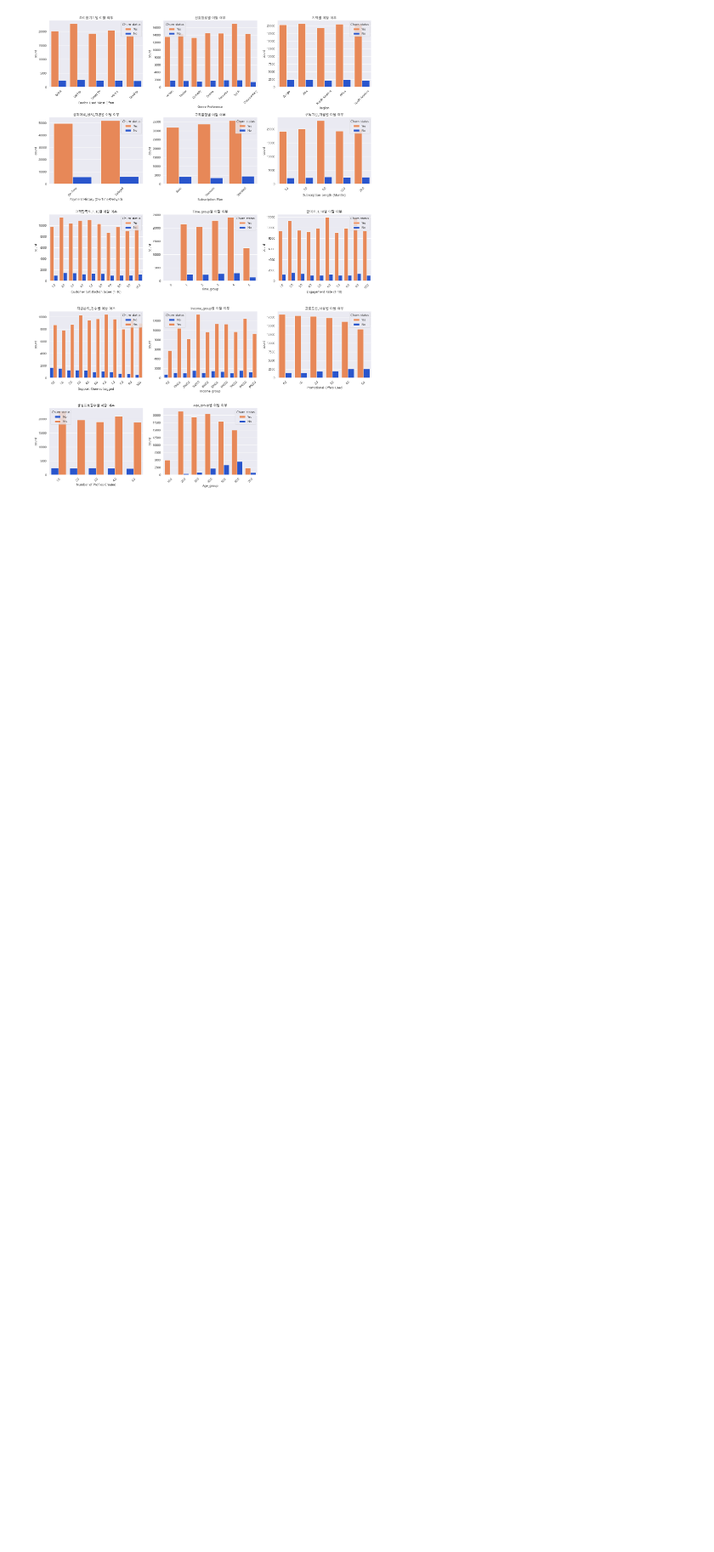
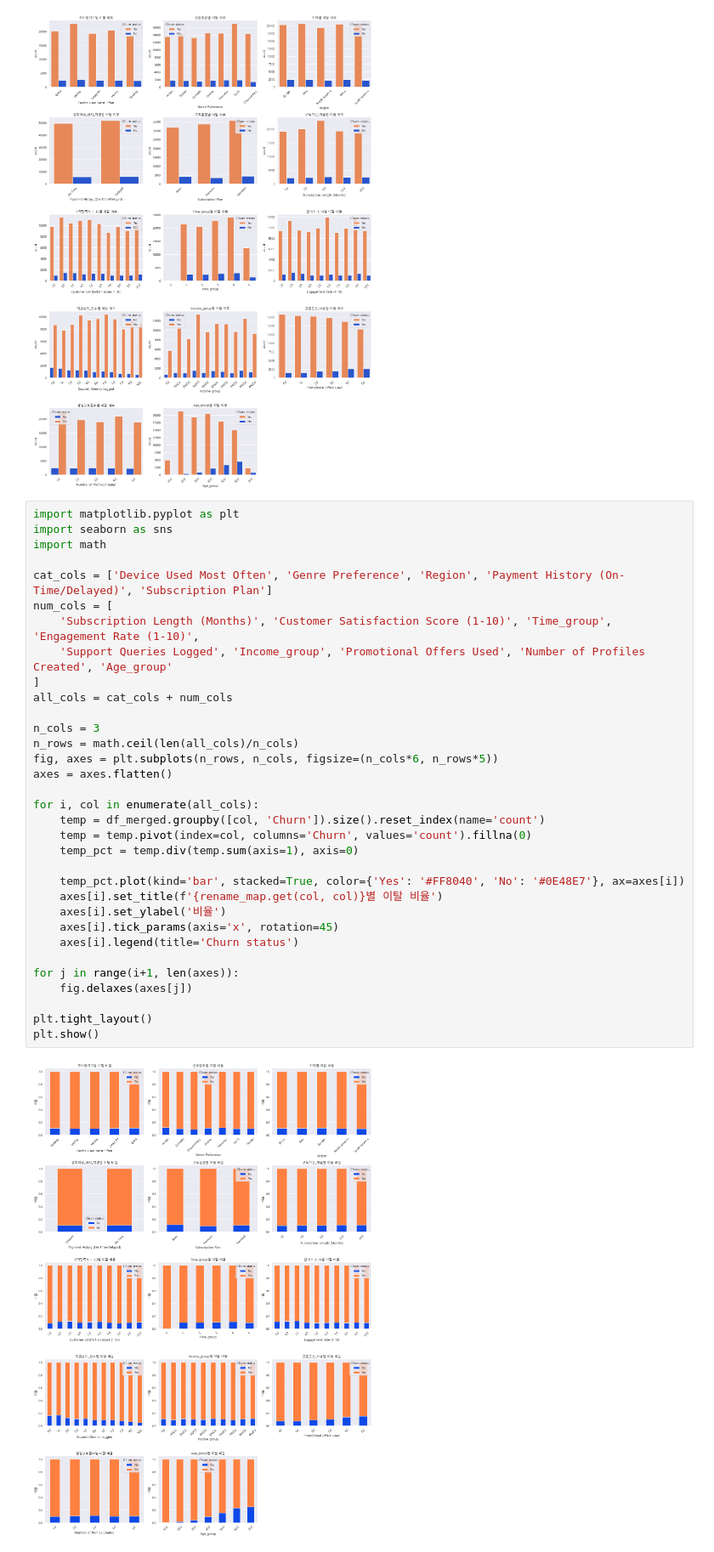
Before and after one commit to SKNetworks-AI19-250818/SKN19_2ND_3TEAM, a Jupyter notebook: EDA/eda_merge.ipynb, the cells around one changed output. Shown at 85% size. Saved outputs shown, nothing was run; the diff lists cells and outputs as text; blank space fills up the shorter version.

Commit message:
Refactor merged EDA file structure

```diff
--- a/EDA/eda_merge.ipynb
+++ b/EDA/eda_merge.ipynb
@@ -1529,3 +1522,38 @@ plt.tight_layout()
 plt.show()
 # %% [output]
 [figure]
+# %%
+import matplotlib.pyplot as plt
+import seaborn as sns
+import math
+
+cat_cols = ['Device Used Most Often', 'Genre Preference', 'Region', 'Payment History (On-Time/Delayed)', 'Subscription Plan']
+num_cols = [
+    'Subscription Length (Months)', 'Customer Satisfaction Score (1-10)', 'Time_group', 'Engagement Rate (1-10)',
+    'Support Queries Logged', 'Income_group', 'Promotional Offers Used', 'Number of Profiles Created', 'Age_group'
+]
+all_cols = cat_cols + num_cols
+
+n_cols = 3
+n_rows = math.ceil(len(all_cols)/n_cols)
+fig, axes = plt.subplots(n_rows, n_cols, figsize=(n_cols*6, n_rows*5))
+axes = axes.flatten()
+
+for i, col in enumerate(all_cols):
+    temp = df_merged.groupby([col, 'Churn']).size().reset_index(name='count')
+    temp = temp.pivot(index=col, columns='Churn', values='count').fillna(0)
+    temp_pct = temp.div(temp.sum(axis=1), axis=0)
+
+    temp_pct.plot(kind='bar', stacked=True, color={'Yes': '#FF8040', 'No': '#0E48E7'}, ax=axes[i])
+    axes[i].set_title(f'{rename_map.get(col, col)}별 이탈 비율')
+    axes[i].set_ylabel('비율')
+    axes[i].tick_params(axis='x', rotation=45)
+    axes[i].legend(title='Churn status')
+
+for j in range(i+1, len(axes)):
+    fig.delaxes(axes[j])
+
+plt.tight_layout()
+plt.show()
+# %% [output]
+[figure, added]
```
Also changed, not shown: parts of 30 cells of this notebook.
